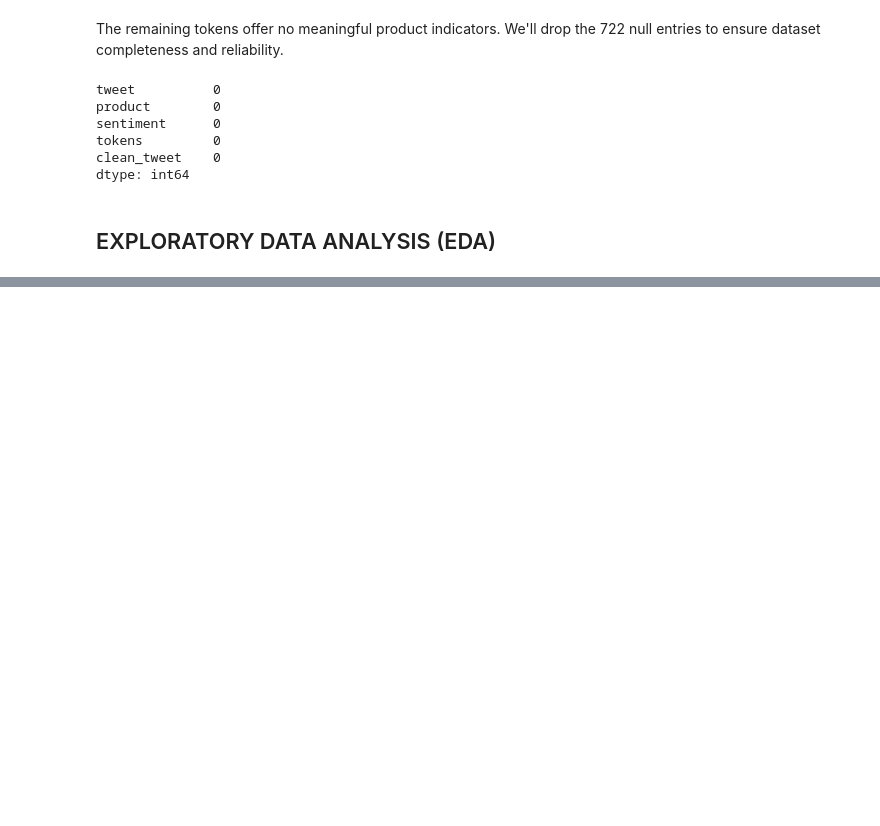
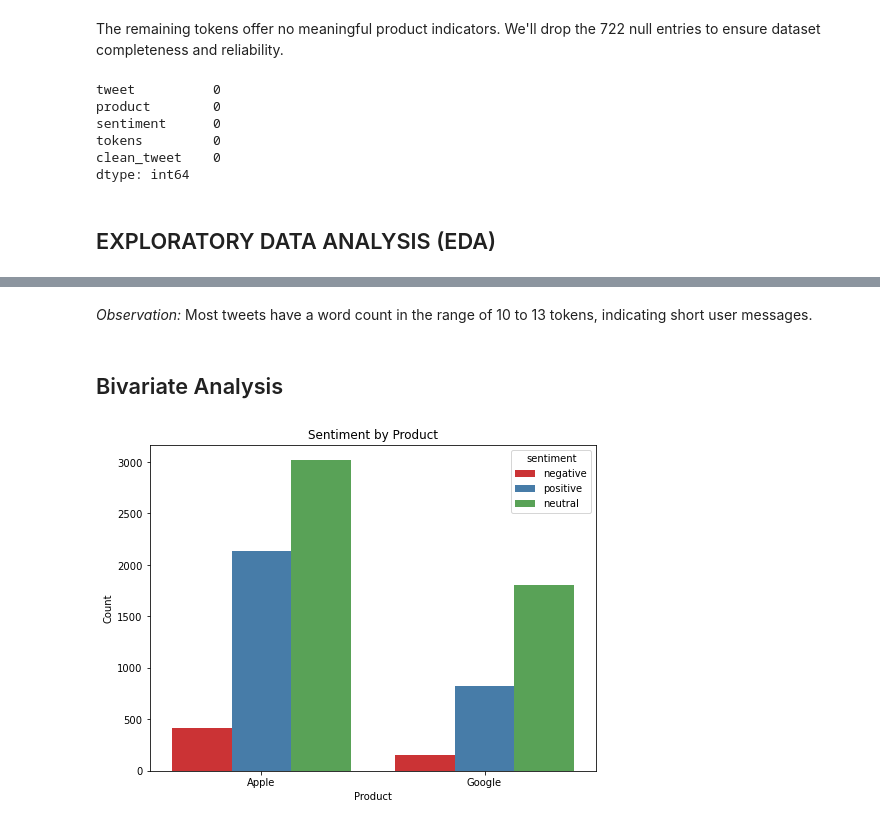
Before and after one commit to Vain-Guy/TechTones, a Jupyter notebook: techtones.ipynb, the cells around one changed output, grey strips where cells are left out. Cells and saved outputs as stored; diff of their text form; code cells hidden in the pictures; blank space fills up the shorter version.

```diff
--- a/techtones.ipynb
+++ b/techtones.ipynb
@@ -525,0 +583,15 @@ dtype: int64
+# %% [markdown]
+*Observation:* Most tweets have a word count in the range of 10 to 13 tokens, indicating short user messages.
+# %% [markdown]
+## Bivariate Analysis
+# %%
+#Bivariate analysis between product vs sentiment
+
+plt.figure(figsize = (8,6))
+sns.countplot(data=df, x="product", hue="sentiment", palette="Set1")
+plt.title('Sentiment by Product')
+plt.xlabel('Product')
+plt.ylabel('Count')
+plt.show()
+# %% [output]
+[figure, added]
```
Also changed, not shown: parts of 23 cells of this notebook.
